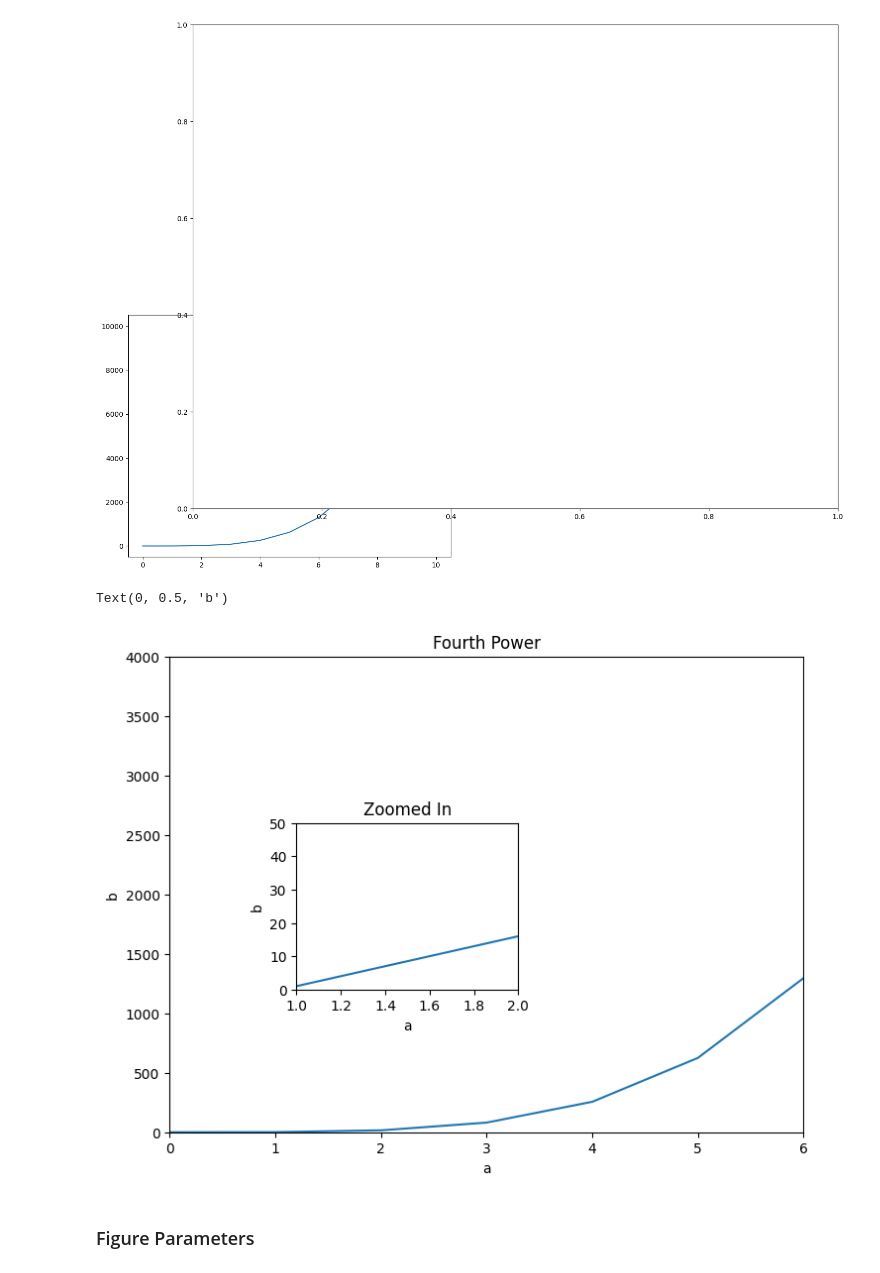
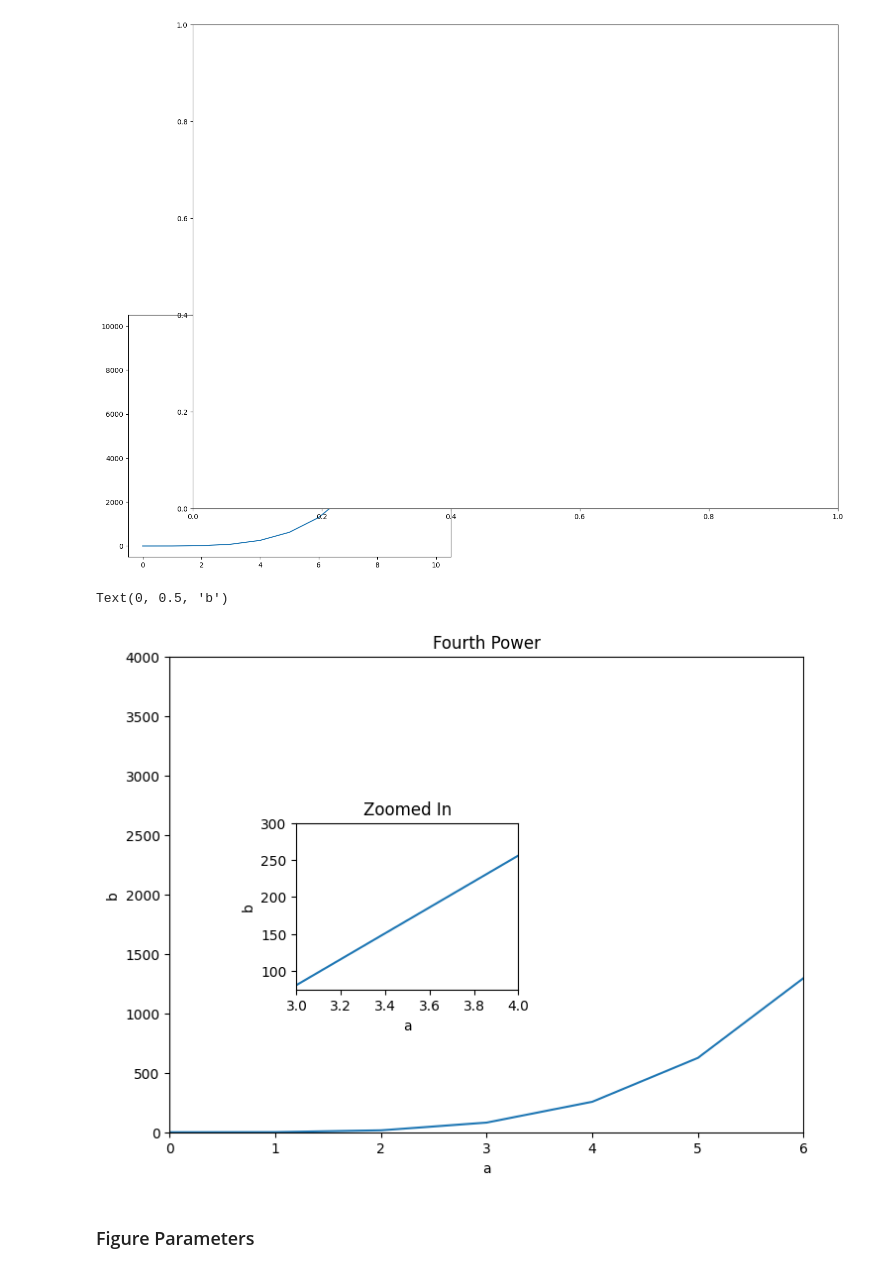
Before and after one commit to ryslipe/master_class, a Jupyter notebook: matplotlib/02_matplotlib_oop.ipynb, the cells around one changed output. Saved outputs shown, nothing was run; the diff lists cells and outputs as text; code cells hidden in the pictures.

```diff
--- a/matplotlib/02_matplotlib_oop.ipynb
+++ b/matplotlib/02_matplotlib_oop.ipynb
@@ -104,29 +117,29 @@ axes2 = fig.add_axes([0.2, 0.2, 2, 2])
 # %%
 # create blank canvas
 fig = plt.figure()
 
 # large axes
 axes1 = fig.add_axes([0, 0, 1, 1])  # same size as full canvas
 axes1.plot(a, b);   # dont show output object type
 
 # title and y x labels
 axes1.set_xlim(0, 6)
 axes1.set_ylim(0, 4000)
 axes1.set_xlabel('a')
 axes1.set_ylabel('b')
 axes1.set_title('Fourth Power')
 
 # small axes
 axes2 = fig.add_axes([0.2, 0.3, 0.35, 0.35])
 axes2.plot(a, b)
 axes2.set_title('Zoomed In')
-axes2.set_xlim(1, 2)
-axes2.set_ylim(0, 50)
+axes2.set_xlim(3, 4)
+axes2.set_ylim(75, 300)
 axes2.set_xlabel('a')
 axes2.set_ylabel('b')
 # %% [output]
 Text(0, 0.5, 'b')
-[figure, old version]
+[figure, new version]
 # %% [markdown]
 ### Figure Parameters
 # %%
```
Also changed, not shown: parts of 17 cells of this notebook, 1 other file.
